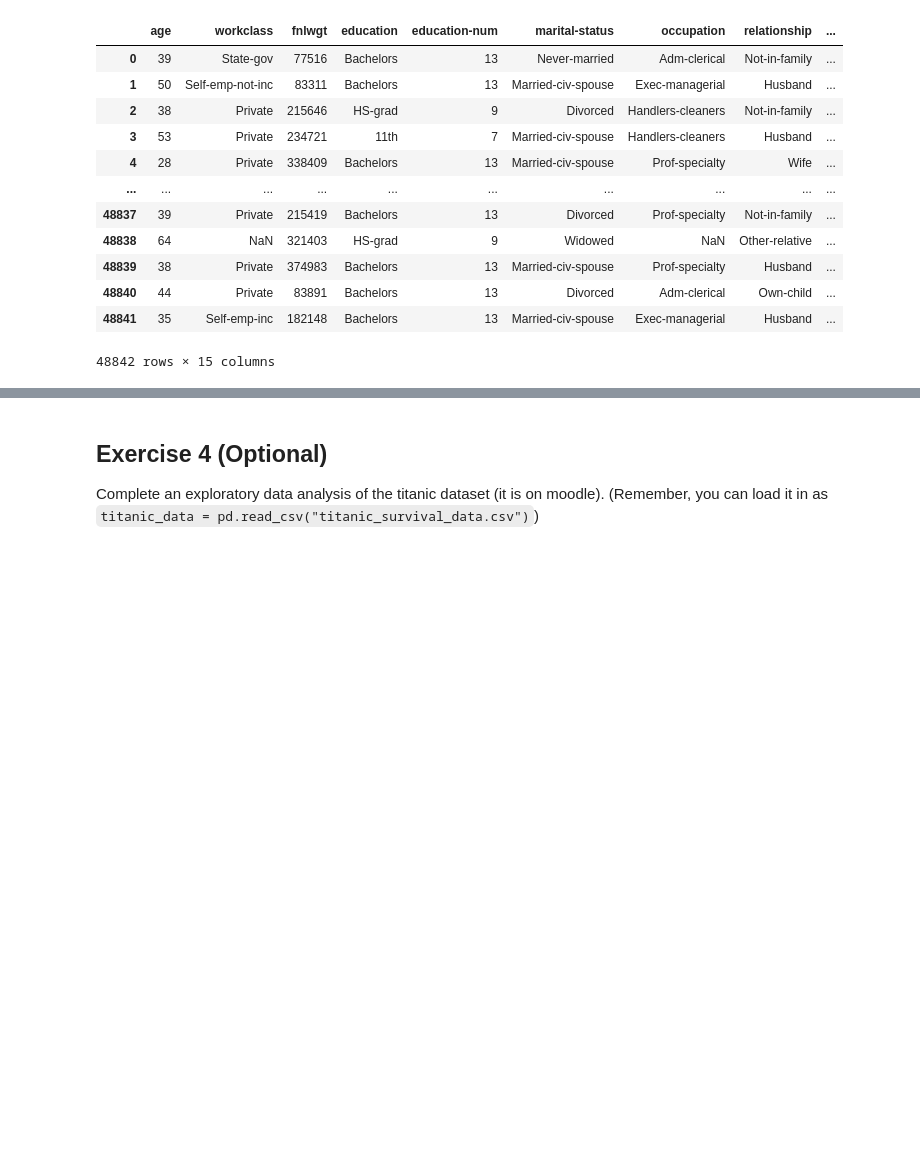
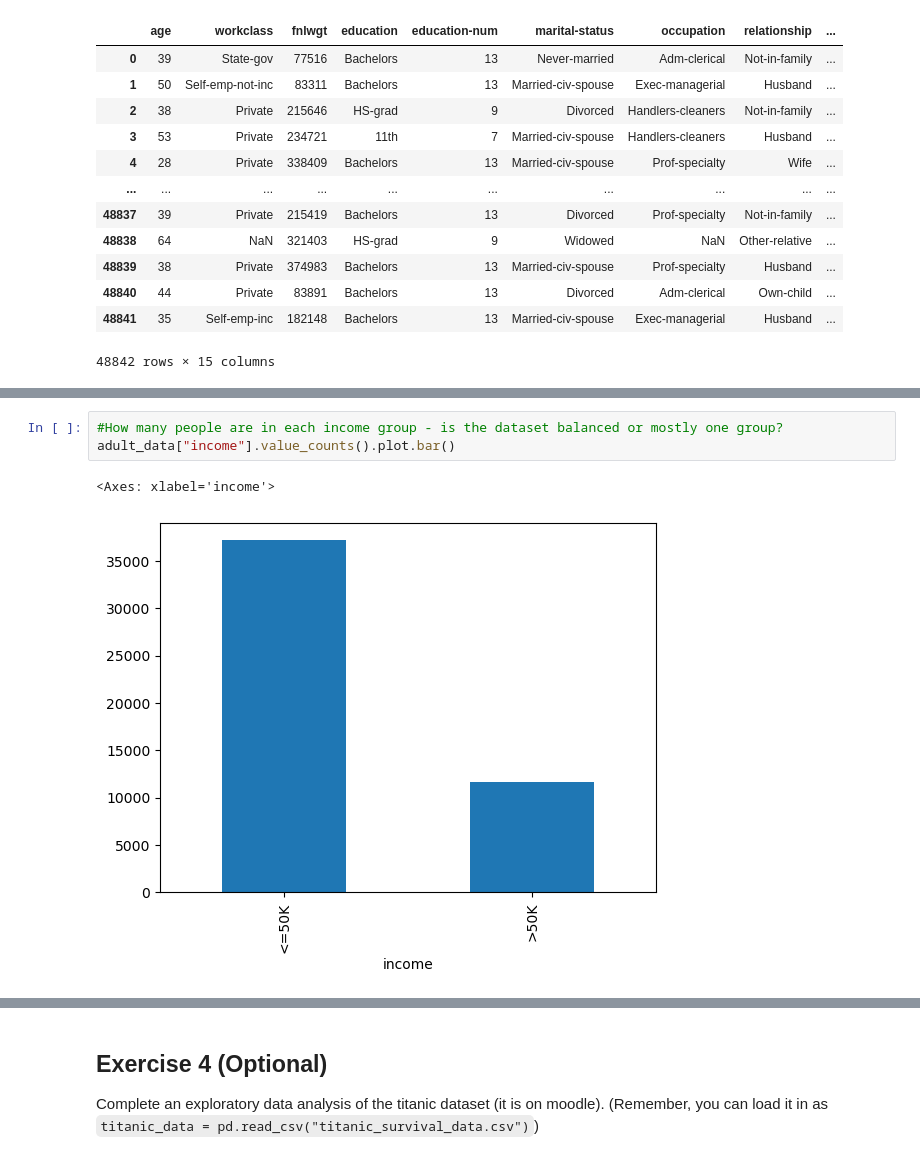
Before and after one commit to SurrenderAt20/Data-and-Things-2026, a Jupyter notebook: Subject Folders/2 Data Transformation and EDA/Exercises in DT and EDA.ipynb, the cells around one changed output, grey strips where cells are left out. Cells and saved outputs as stored; diff of their text form; blank space fills up the shorter version.

```diff
--- a/Subject Folders/2 Data Transformation and EDA/Exercises in DT and EDA.ipynb
+++ b/Subject Folders/2 Data Transformation and EDA/Exercises in DT and EDA.ipynb
@@ -262,0 +316,6 @@ memory usage: 5.6+ MB
+# %%
+#How many people are in each income group - is the dataset balanced or mostly one group?
+adult_data["income"].value_counts().plot.bar()
+# %% [output]
+<Axes: xlabel='income'>
+[figure, added]
```
Also changed, not shown: parts of 27 cells of this notebook.
